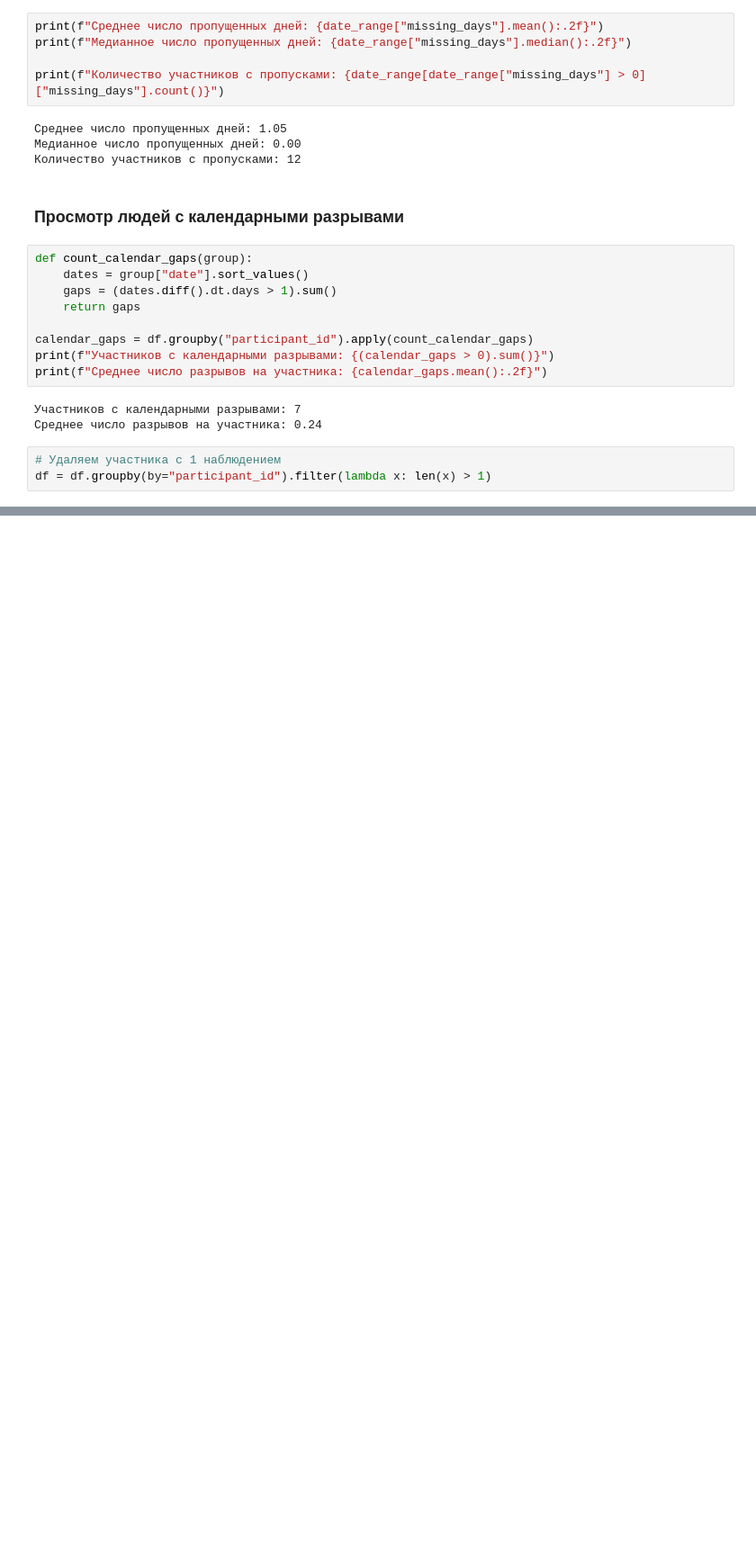
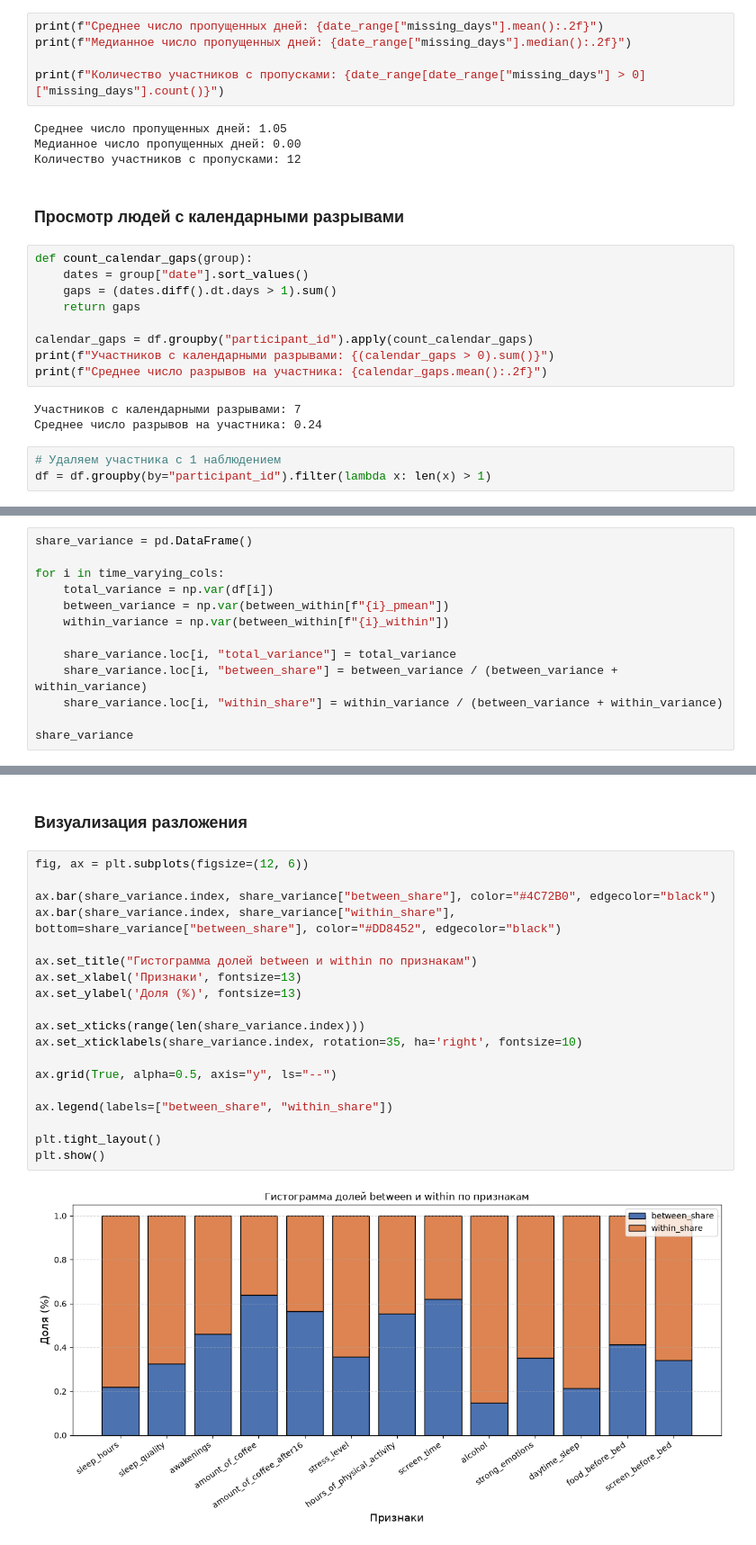
Before and after one commit to EnemyOfDeath7/dream-project, a Jupyter notebook: dream.ipynb, the cells around one changed output, grey strips where cells are left out. Shown at 90% size. Saved outputs shown, nothing was run; the diff lists cells and outputs as text; blank space fills up the shorter version.

Commit message:
v6: descriptive statistics on participants and analysis of between-person and within-person variation in the variables

```diff
--- a/dream.ipynb
+++ b/dream.ipynb
@@ -803,0 +869,13 @@ df = df.groupby(by="participant_id").filter(lambda x: len(x) > 1)
+# %%
+share_variance = pd.DataFrame()
+
+for i in time_varying_cols:
+    total_variance = np.var(df[i])
+    between_variance = np.var(between_within[f"{i}_pmean"])
+    within_variance = np.var(between_within[f"{i}_within"])
+
+    share_variance.loc[i, "total_variance"] = total_variance
+    share_variance.loc[i, "between_share"] = between_variance / (between_variance + within_variance)
+    share_variance.loc[i, "within_share"] = within_variance / (between_variance + within_variance)
+
+share_variance
@@ -803,0 +897,23 @@ df = df.groupby(by="participant_id").filter(lambda x: len(x) > 1)
+# %% [markdown]
+### Визуализация разложения
+# %%
+fig, ax = plt.subplots(figsize=(12, 6))
+
+ax.bar(share_variance.index, share_variance["between_share"], color="#4C72B0", edgecolor="black")
+ax.bar(share_variance.index, share_variance["within_share"], bottom=share_variance["between_share"], color="#DD8452", edgecolor="black")
+
+ax.set_title("Гистограмма долей between и within по признакам")
+ax.set_xlabel('Признаки', fontsize=13)
+ax.set_ylabel('Доля (%)', fontsize=13)
+
+ax.set_xticks(range(len(share_variance.index)))
+ax.set_xticklabels(share_variance.index, rotation=35, ha='right', fontsize=10)
+
+ax.grid(True, alpha=0.5, axis="y", ls="--")
+
+ax.legend(labels=["between_share", "within_share"])
+
+plt.tight_layout()
+plt.show()
+# %% [output]
+[figure, added]
```
Also changed, not shown: parts of 7 cells of this notebook.
